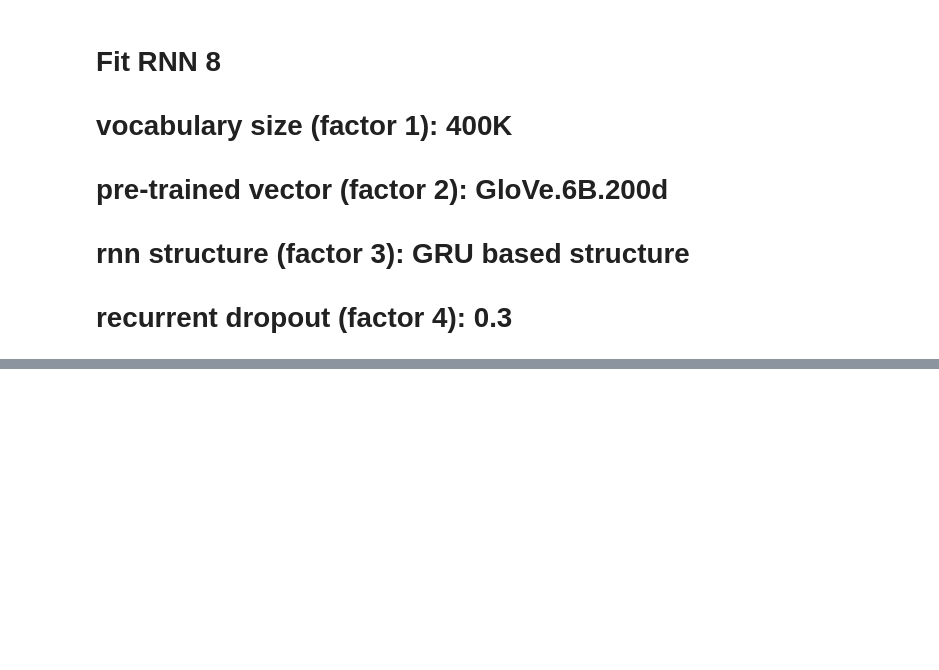
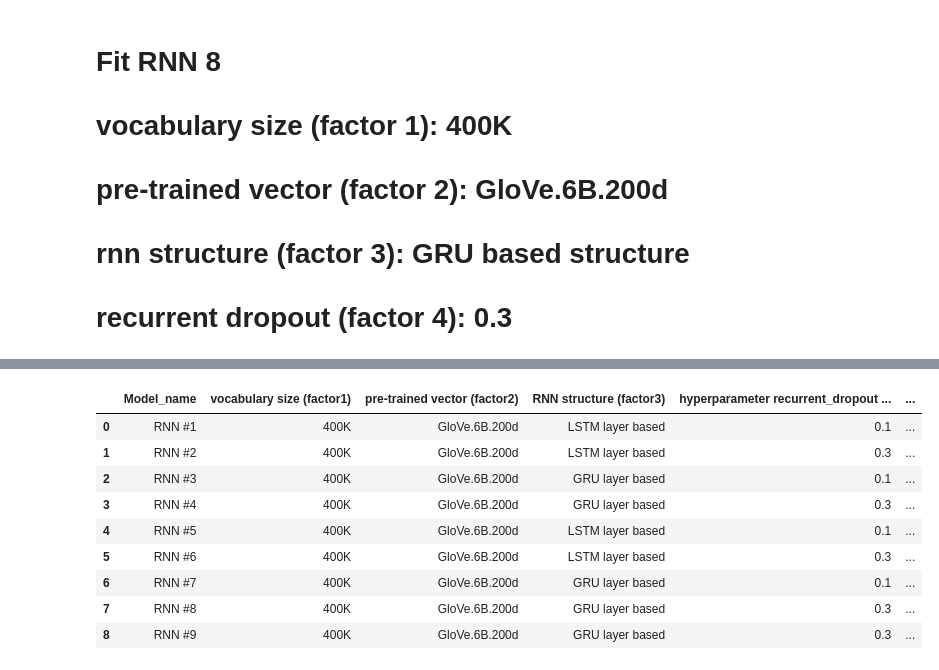
Before and after one commit to kbridge14/grad_school_portfolio, a Jupyter notebook: Fall2020/MSDS422/rnn/Assignment8.ipynb, the cells around one changed output, grey strips where cells are left out. Saved outputs shown, nothing was run; the diff lists cells and outputs as text; code cells hidden in the pictures; blank space fills up the shorter version.

```diff
--- a/Fall2020/MSDS422/rnn/Assignment8.ipynb
+++ b/Fall2020/MSDS422/rnn/Assignment8.ipynb
@@ -1063,0 +1675,17 @@ results_tbl
+# %%
+# cleaning table bc I changed stuff and this takes way too long to run
+results_tbl.loc[:,['Test Set F1-score (Kaggle score)']] = np.nan
+results_tbl.loc[:,['pre-trained vector (factor2)']] = "GloVe.6B.200d"
+# %%
+results_tbl
+# %% [output]
+|  | Model_name | vocabulary size (factor1) | pre-trained vector (factor2) | RNN structure (factor3) | hyperparameter recurrent_dropout ... | ... |
+| 0 | RNN #1 | 400K | GloVe.6B.200d | LSTM layer based | 0.1 | ... |
+| 1 | RNN #2 | 400K | GloVe.6B.200d | LSTM layer based | 0.3 | ... |
+| 2 | RNN #3 | 400K | GloVe.6B.200d | GRU layer based | 0.1 | ... |
+| 3 | RNN #4 | 400K | GloVe.6B.200d | GRU layer based | 0.3 | ... |
+| 4 | RNN #5 | 400K | GloVe.6B.200d | LSTM layer based | 0.1 | ... |
+| 5 | RNN #6 | 400K | GloVe.6B.200d | LSTM layer based | 0.3 | ... |
+| 6 | RNN #7 | 400K | GloVe.6B.200d | GRU layer based | 0.1 | ... |
+| 7 | RNN #8 | 400K | GloVe.6B.200d | GRU layer based | 0.3 | ... |
+| 8 | RNN #9 | 400K | GloVe.6B.200d | GRU layer based | 0.3 | ... |
```
Also changed, not shown: parts of 118 cells of this notebook, 1 other file.
